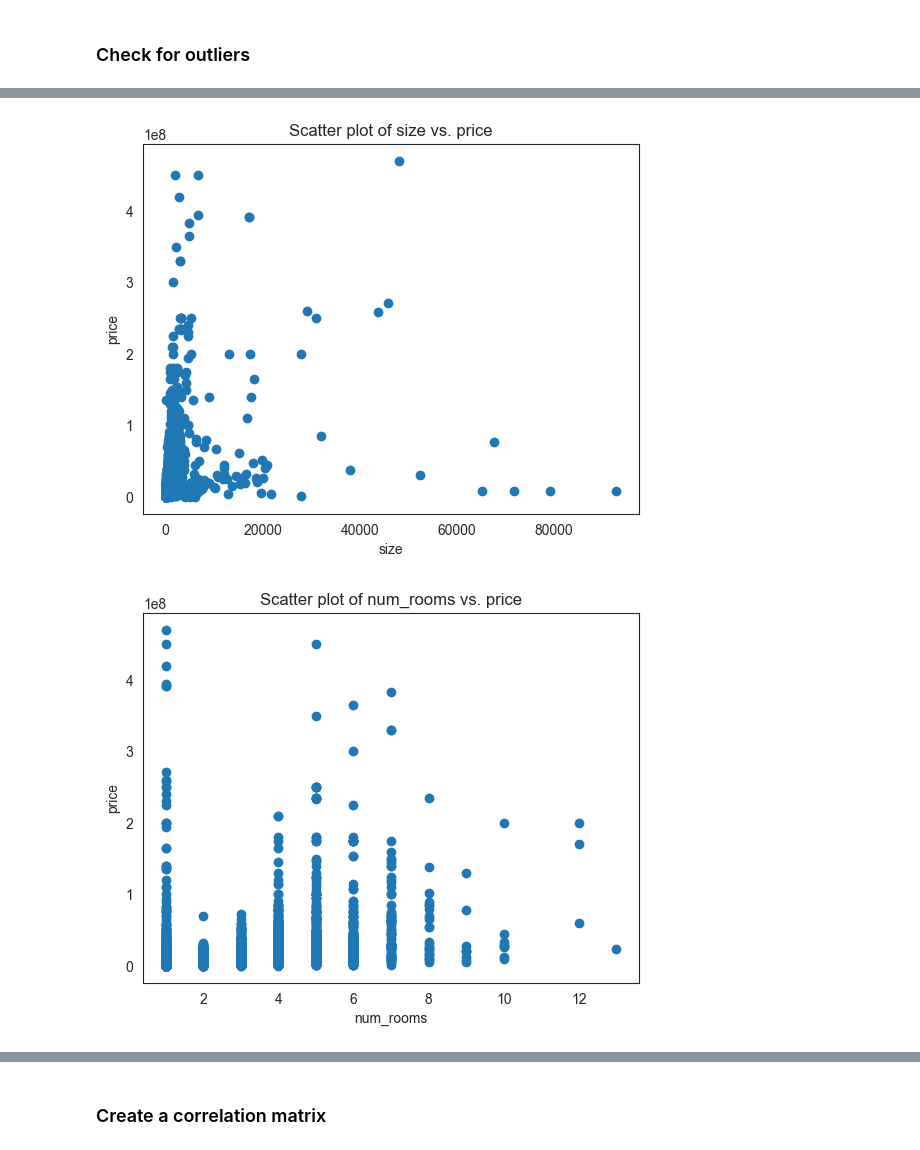
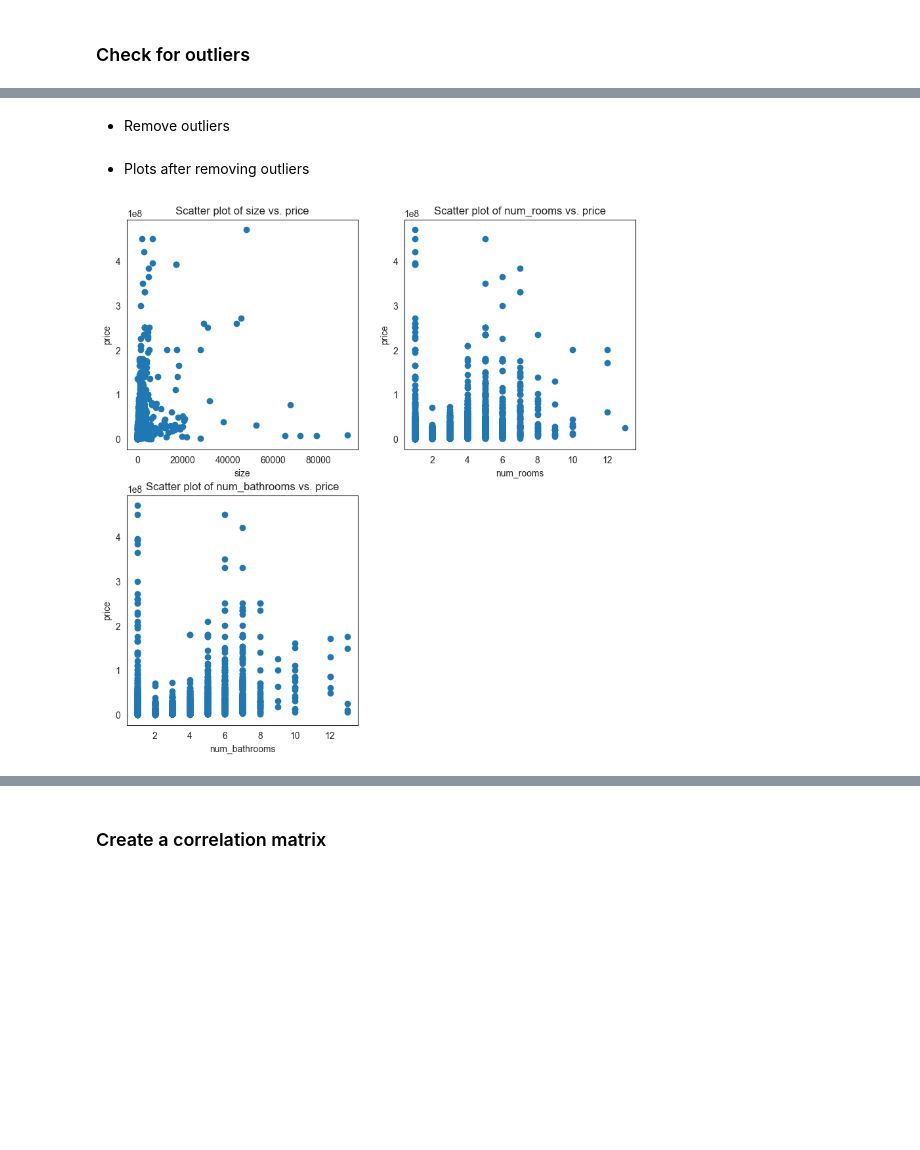
Before and after one commit to joefarah850/Capstone-Project, a Jupyter notebook: Preprocessing-Test/preprocessing.ipynb, the cells around one changed output, grey strips where cells are left out. Cells and saved outputs as stored; diff of their text form; code cells hidden in the pictures; blank space fills up the shorter version.

```diff
--- a/Preprocessing-Test/preprocessing.ipynb
+++ b/Preprocessing-Test/preprocessing.ipynb
@@ -183,11 +174,3 @@ df2 = df2.reset_index(drop=True)
-# %%
-df2 = df2[df2['num_bathrooms'] != 181]
-
-df2 = df2.reset_index(drop=True)
-# %%
-df2 = df2[df2['num_bathrooms'] != 41]
-
-df2 = df2.reset_index(drop=True)
 # %%
 df2.describe()
 # %% [output]
@@ -228 +211,10 @@ df3 = pd.concat([df2.drop(columns=['region', 'type']), encoded_data], axis=1)
+# %%
+df3 = df2.copy(deep=True)
+
+df3 = pd.get_dummies(df3, columns=['region', 'type'], drop_first=True)
+
+bool_cols = df3.select_dtypes(include='bool').columns
+df3[bool_cols] = df3[bool_cols].astype('int64')
+
+df3.reset_index(drop=True, inplace=True)
 # %%
@@ -272,29 +281,33 @@ plt.show()
+# %% [markdown]
+- Remove outliers
 # %%
 df3 = df3[df3['size'] < 200000]
 df3 = df3[df3['num_rooms'] < 15]
 df3 = df3[df3['price'] < 6 * 10**8]
 df3 = df3[df3['num_bathrooms'] < 15]
+# %% [markdown]
+- Plots after removing outliers
 # %%
-plt.figure('scatter plot 1')
+fig, axs = plt.subplots(2, 2, figsize=(10, 10))
 
-plt.scatter(df3['size'], df3['price'])
-plt.title('Scatter plot of size vs. price')
-plt.xlabel('size')
-plt.ylabel('price')
+axs[0, 0].scatter(df3['size'], df3['price'])
+axs[0, 0].set_title('Scatter plot of size vs. price')
+axs[0, 0].set_xlabel('size')
+axs[0, 0].set_ylabel('price')
 
-plt.figure('scatter plot 2')
-plt.scatter(df3['num_rooms'], df3['price'])
-plt.title('Scatter plot of num_rooms vs. price')
-plt.xlabel('num_rooms')
-plt.ylabel('price')
+axs[0, 1].scatter(df3['num_rooms'], df3['price'])
+axs[0, 1].set_title('Scatter plot of num_rooms vs. price')
+axs[0, 1].set_xlabel('num_rooms')
+axs[0, 1].set_ylabel('price')
 
-plt.figure('scatter plot 3')
-plt.scatter(df3['num_bathrooms'], df3['price'])
-plt.title('Scatter plot of bathnum_rooms vs. price')
-plt.xlabel('num_bathrooms')
-plt.ylabel('price')
+axs[1, 0].scatter(df3['num_bathrooms'], df3['price'])
+axs[1, 0].set_title('Scatter plot of num_bathrooms vs. price')
+axs[1, 0].set_xlabel('num_bathrooms')
+axs[1, 0].set_ylabel('price')
+
+# Hide the last subplot
+axs[1, 1].axis('off')
 
 plt.show()
 # %% [output]
-[figure, old version]
+[figure, new version]
-[figure, removed]
```
Also changed, not shown: parts of 24 cells of this notebook.
